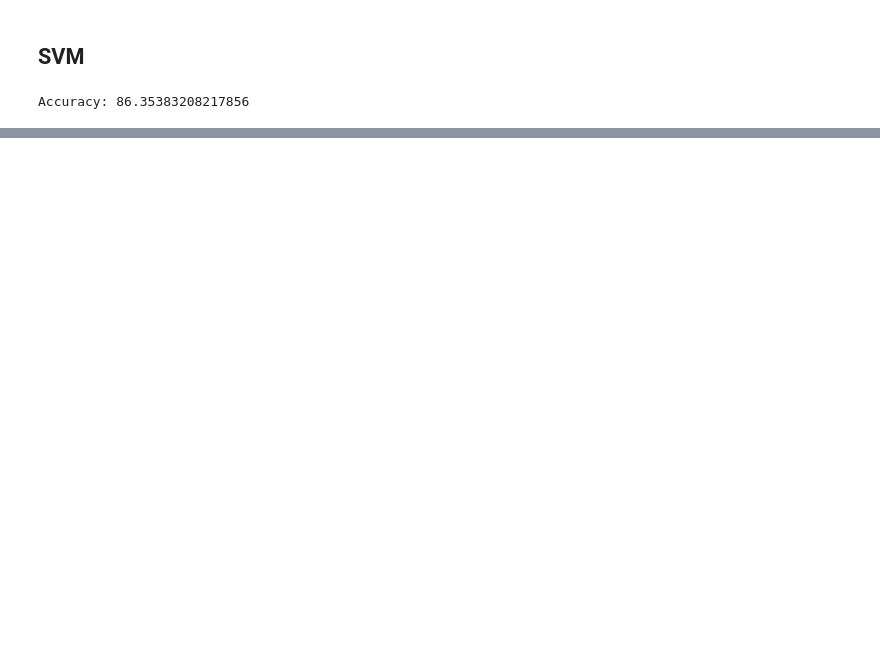
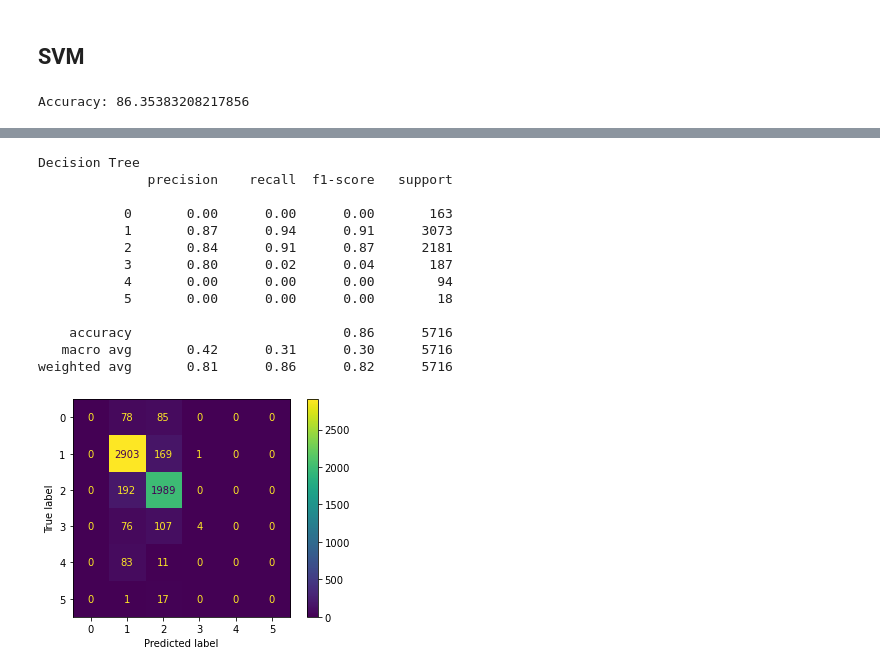
Before and after one commit to VCacciatore/Voter-Survey-2016-Data-Mining, a Jupyter notebook: Voter Survey 2016 Data Mining.ipynb, the cells around one changed output, grey strips where cells are left out. Saved outputs shown, nothing was run; the diff lists cells and outputs as text; code cells hidden in the pictures; blank space fills up the shorter version.

Commit message:
Confusion Matrices rearranged. Evaluation markdown cells added.

```diff
--- a/Voter Survey 2016 Data Mining.ipynb
+++ b/Voter Survey 2016 Data Mining.ipynb
@@ -319,0 +327,26 @@ Accuracy: 86.35383208217856
+# %%
+# generate a confusion matrix for Decision Tree model
+label_list = pd.DataFrame(label)
+preds = cross_val_predict(grid_search, data_x, label_list, cv=10)
+cm = confusion_matrix(label_list.values.ravel(), preds)
+#print(confusion_matrix(label_list.values.ravel(), preds))
+print("Decision Tree")
+print(classification_report(label_list.values.ravel(), preds))
+disp = ConfusionMatrixDisplay(confusion_matrix=cm)
+disp.plot()
+plt.show()
+# %% [output]
+Decision Tree
+              precision    recall  f1-score   support
+
+           0       0.00      0.00      0.00       163
+           1       0.87      0.94      0.91      3073
+           2       0.84      0.91      0.87      2181
+           3       0.80      0.02      0.04       187
+           4       0.00      0.00      0.00        94
+           5       0.00      0.00      0.00        18
+
+    accuracy                           0.86      5716
+   macro avg       0.42      0.31      0.30      5716
+weighted avg       0.81      0.86      0.82      5716
+[figure, added]
```
Also changed, not shown: parts of 22 cells of this notebook, 2 other files.
